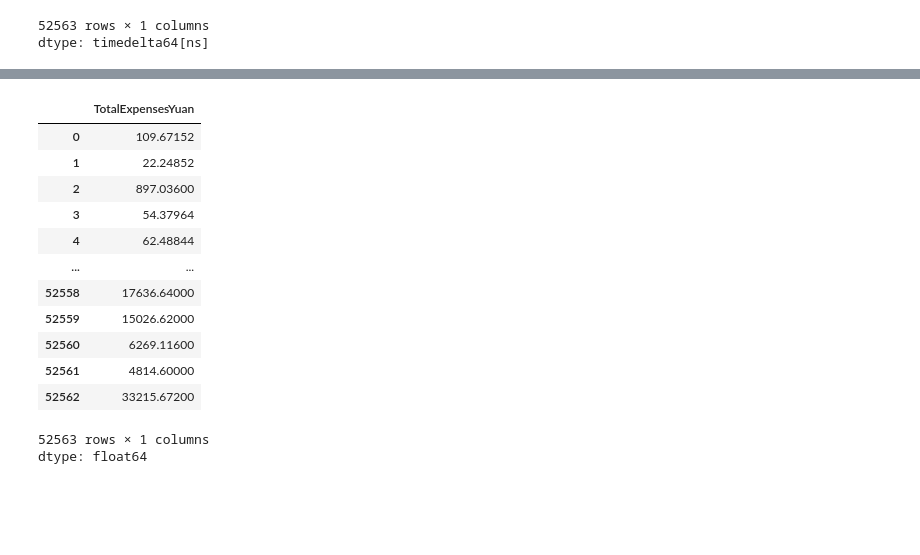
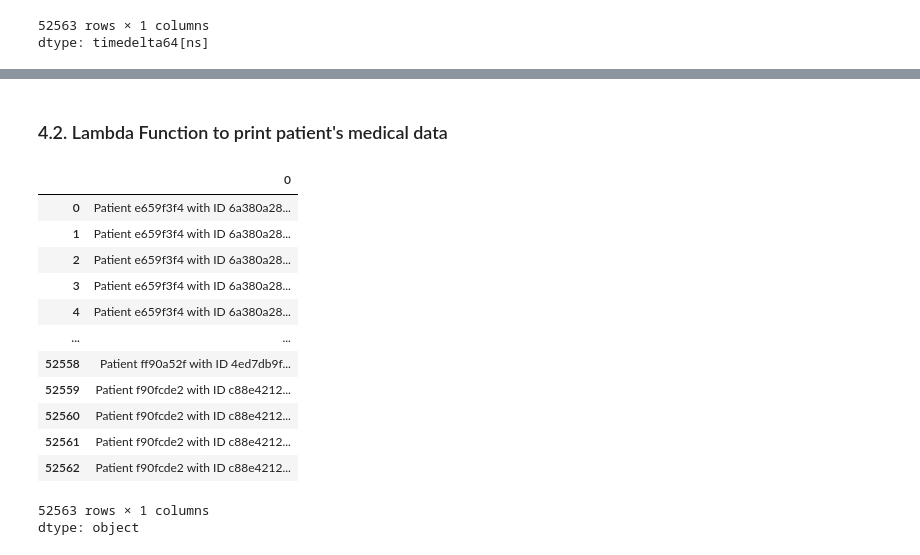
Before and after one commit to thousandoaks/Python4DS-I, a Jupyter notebook: notebooks/HealthcareLab_Functions.ipynb, the cells around one changed output, grey strips where cells are left out. Saved outputs shown, nothing was run; the diff lists cells and outputs as text; code cells hidden in the pictures; blank space fills up the shorter version.

```diff
--- a/notebooks/HealthcareLab_Functions.ipynb
+++ b/notebooks/HealthcareLab_Functions.ipynb
@@ -171,8 +141,3 @@ HealthCareDataSet.apply(lambda row: row['EndDate']-row['StartDate'], axis=1)
 | 52562 | 4 days |
 52563 rows × 1 columns
 dtype: timedelta64[ns]
-# %%
-## Whenever possible it is advisable to rely on Pandas native functionality.
-
-HealthCareDataSet['DaysInHospital']=HealthCareDataSet['EndDate']-HealthCareDataSet['StartDate']
-HealthCareDataSet['DaysInHospital']
@@ -214,20 +144,19 @@ dtype: float64
-# %%
-### Again it is advisable to use Pandas native functionality whenever possible
-
-HealthCareDataSet['TotalExpensesYuan']=HealthCareDataSet['TotalExpenses']*7.24
-HealthCareDataSet['TotalExpensesYuan']
-# %% [output]
-|  | TotalExpensesYuan |
-| 0 | 109.67152 |
-| 1 | 22.24852 |
-| 2 | 897.03600 |
-| 3 | 54.37964 |
-| 4 | 62.48844 |
-| ... | ... |
-| 52558 | 17636.64000 |
-| 52559 | 15026.62000 |
-| 52560 | 6269.11600 |
-| 52561 | 4814.60000 |
-| 52562 | 33215.67200 |
-52563 rows × 1 columns
-dtype: float64
+# %% [markdown]
+### 4.2. Lambda Function to print patient's medical data
+# %%
+HealthCareDataSet.apply(lambda row: f" Patient {row['MemberName']} with ID {row['MemberID']} was diagnosed with {row['PrincipalDiagnosisDesc']} ICD-10 code {row['PrincipalDiagnosis']}",axis=1)
+# %% [output]
+|  | 0 |
+| 0 | Patient e659f3f4 with ID 6a380a28... |
+| 1 | Patient e659f3f4 with ID 6a380a28... |
+| 2 | Patient e659f3f4 with ID 6a380a28... |
+| 3 | Patient e659f3f4 with ID 6a380a28... |
+| 4 | Patient e659f3f4 with ID 6a380a28... |
+| ... | ... |
+| 52558 | Patient ff90a52f with ID 4ed7db9f... |
+| 52559 | Patient f90fcde2 with ID c88e4212... |
+| 52560 | Patient f90fcde2 with ID c88e4212... |
+| 52561 | Patient f90fcde2 with ID c88e4212... |
+| 52562 | Patient f90fcde2 with ID c88e4212... |
+52563 rows × 1 columns
+dtype: object
```
Also changed, not shown: parts of 23 cells of this notebook.
